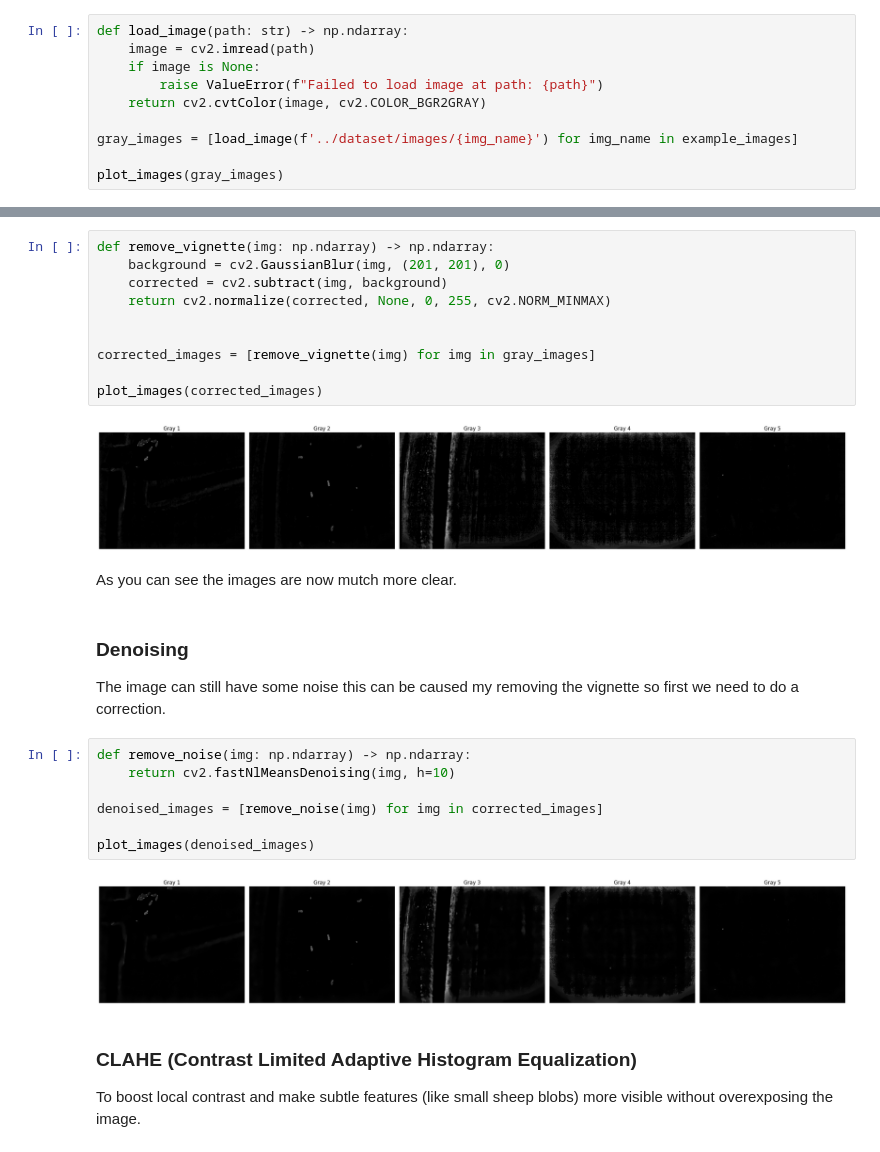
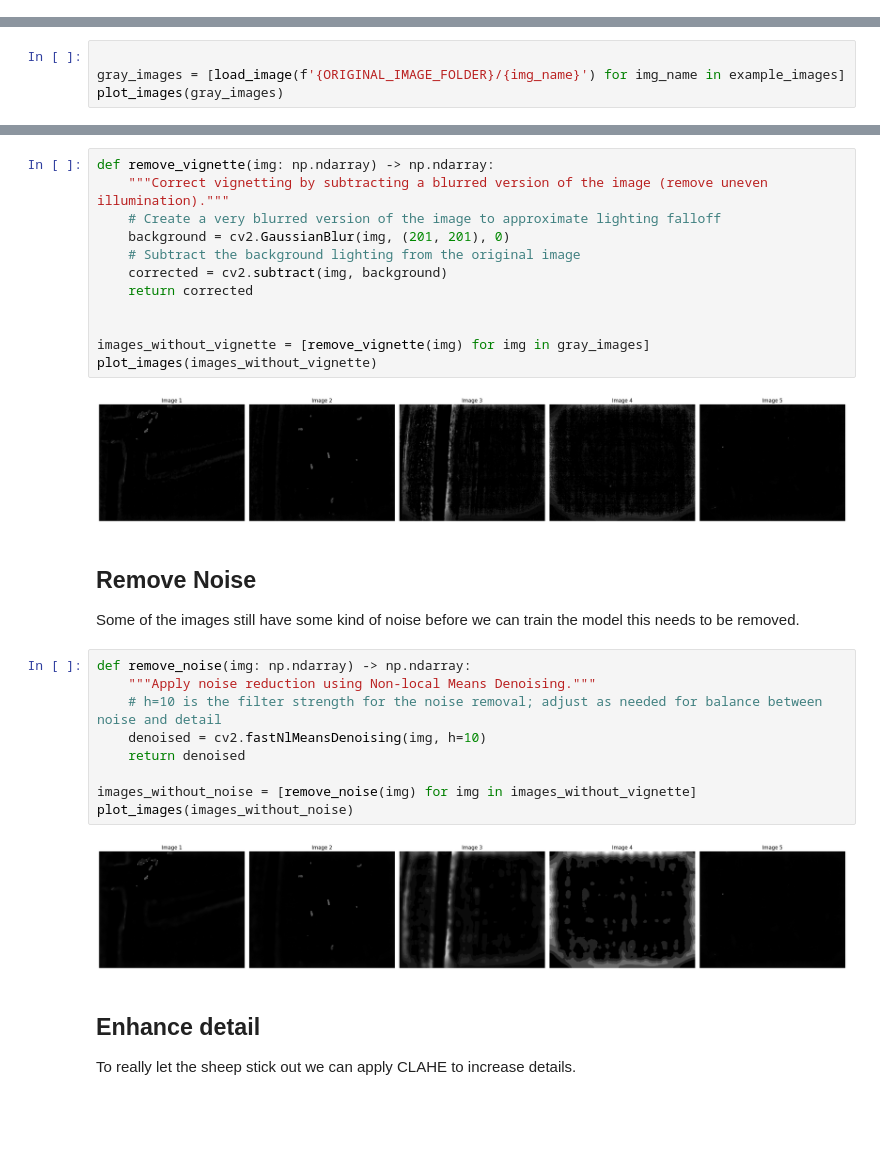
Before and after one commit to DavidOut03/Sheep-Detector, a Jupyter notebook: notebooks/1. image-enhancing.ipynb, the cells around one changed output, grey strips where cells are left out. Drawn from its saved outputs; the diff is of its cells as text; blank space fills up the shorter version.

```diff
--- a/notebooks/1. image-enhancing.ipynb
+++ b/notebooks/1. image-enhancing.ipynb
@@ -28,13 +47,3 @@ def plot_images(images: list):
 
     plt.tight_layout()
     plt.show()
-# %%
-def load_image(path: str) -> np.ndarray:
-    image = cv2.imread(path)
-    if image is None:
-        raise ValueError(f"Failed to load image at path: {path}")
-    return cv2.cvtColor(image, cv2.COLOR_BGR2GRAY)
-
-gray_images = [load_image(f'../dataset/images/{img_name}') for img_name in example_images]
-
-plot_images(gray_images)
@@ -47,0 +63,4 @@ To remove uneven lighting or dark corners (vignetting), we blur the image to est
+# %%
+
+gray_images = [load_image(f'{ORIGINAL_IMAGE_FOLDER}/{img_name}') for img_name in example_images]
+plot_images(gray_images)
@@ -48,32 +73,35 @@ To remove uneven lighting or dark corners (vignetting), we blur the image to est
 # %%
 def remove_vignette(img: np.ndarray) -> np.ndarray:
+    """Correct vignetting by subtracting a blurred version of the image (remove uneven illumination)."""
+    # Create a very blurred version of the image to approximate lighting falloff
     background = cv2.GaussianBlur(img, (201, 201), 0)
+    # Subtract the background lighting from the original image
     corrected = cv2.subtract(img, background)
-    return cv2.normalize(corrected, None, 0, 255, cv2.NORM_MINMAX)
+    return corrected
 
 
-corrected_images = [remove_vignette(img) for img in gray_images]
-
-plot_images(corrected_images)
+images_without_vignette = [remove_vignette(img) for img in gray_images]
+plot_images(images_without_vignette)
 # %% [output]
 [figure]
-# %% [markdown]
-As you can see the images are now mutch more clear.
-# %% [markdown]
-### Denoising
-
-The image can still have some noise this can be caused my removing the vignette so first we need to do a correction.
+# %% [markdown]
+## Remove Noise
+
+Some of the images still have some kind of noise before we can train the model this needs to be removed.
 # %%
 def remove_noise(img: np.ndarray) -> np.ndarray:
-    return cv2.fastNlMeansDenoising(img, h=10)
+    """Apply noise reduction using Non-local Means Denoising."""
+    # h=10 is the filter strength for the noise removal; adjust as needed for balance between noise and detail
+    denoised = cv2.fastNlMeansDenoising(img, h=10)
+    return denoised
 
-denoised_images = [remove_noise(img) for img in corrected_images]
-
-plot_images(denoised_images)
+images_without_noise = [remove_noise(img) for img in images_without_vignette]
+plot_images(images_without_noise)
 # %% [output]
-[figure, old version]
+[figure, new version]
-# %% [markdown]
-### CLAHE (Contrast Limited Adaptive Histogram Equalization)
-To boost local contrast and make subtle features (like small sheep blobs) more visible without overexposing the image.
+# %% [markdown]
+## Enhance detail
+
+To really let the sheep stick out we can apply CLAHE to increase details.
 # %%
 def apply_clahe(img: np.ndarray) -> np.ndarray:
```
Also changed, not shown: parts of 14 cells of this notebook, 7 other files.
